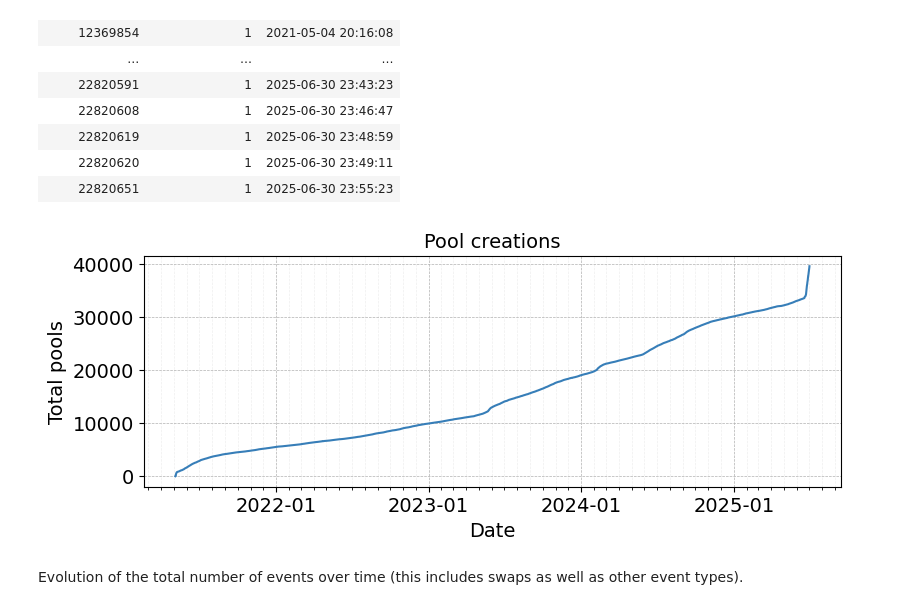
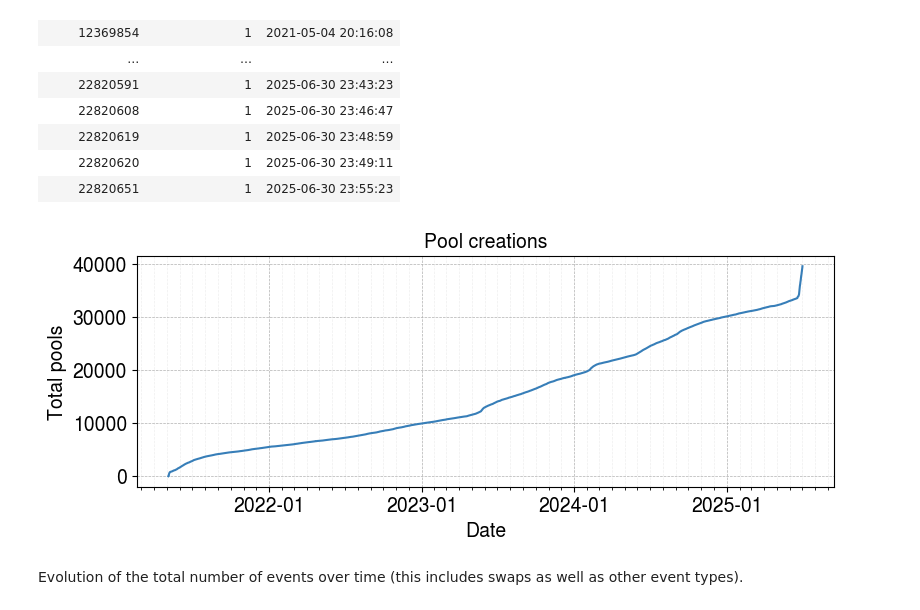
Before and after one commit to mloporchio/UniswapAnalysis, a Jupyter notebook: nb_pool.ipynb, the cells around one changed output. Drawn from its saved outputs; the diff is of its cells as text; code cells hidden in the pictures.

Commit message:
New figures

```diff
--- a/nb_pool.ipynb
+++ b/nb_pool.ipynb
@@ -48,20 +49,20 @@ shape: (38_476, 3)
 # %%
 fig = plt.figure(figsize=(9,3))
 ax = fig.add_subplot()
 ax.set_title('Pool creations')
 ax.set_xlabel('Date')
 ax.set_ylabel('Total pools')
 ax.plot(data['block_timestamp'], np.cumsum(data['num_creations']), color=plot_utils.COLORS[1])
 ax.xaxis.set_major_locator(mdates.YearLocator())
 ax.xaxis.set_minor_locator(mdates.MonthLocator())
 ax.xaxis.set_major_formatter(mdates.DateFormatter('%Y-%m'))
 ax.grid(linestyle='--', linewidth=0.5, which="major")
 ax.grid(linestyle='--', linewidth=0.5, which="minor", alpha=0.2)
-plot_utils.set_font_size(ax, 14)
+#plot_utils.set_font_size(ax, 14)
 plt.savefig("figures/pool-creations.pdf", format='pdf', bbox_inches='tight')
 plt.show()
 # %% [output]
-[figure, old version]
+[figure, new version]
 # %% [markdown]
 Evolution of the total number of events over time (this includes swaps as well as other event types).
 # %%
```
Also changed, not shown: parts of 14 cells of this notebook, 29 other files.
